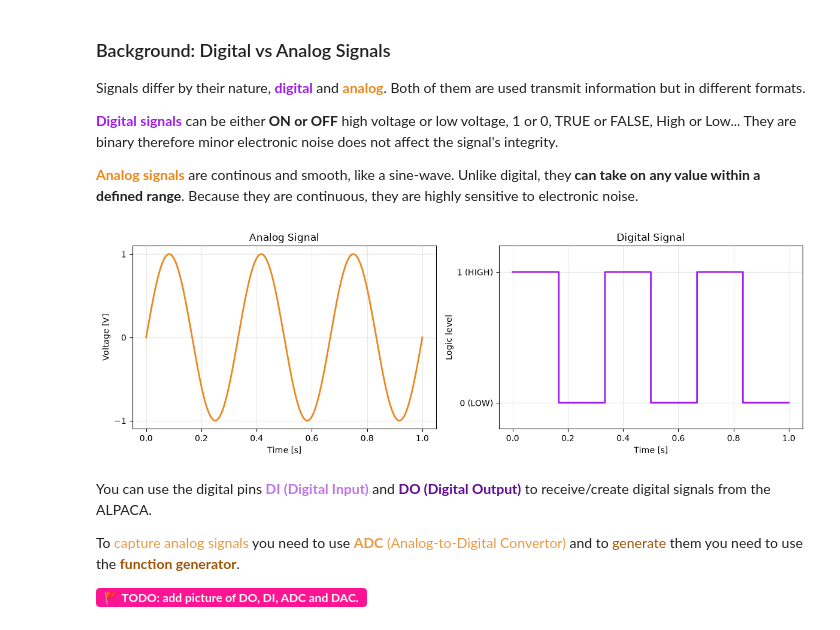
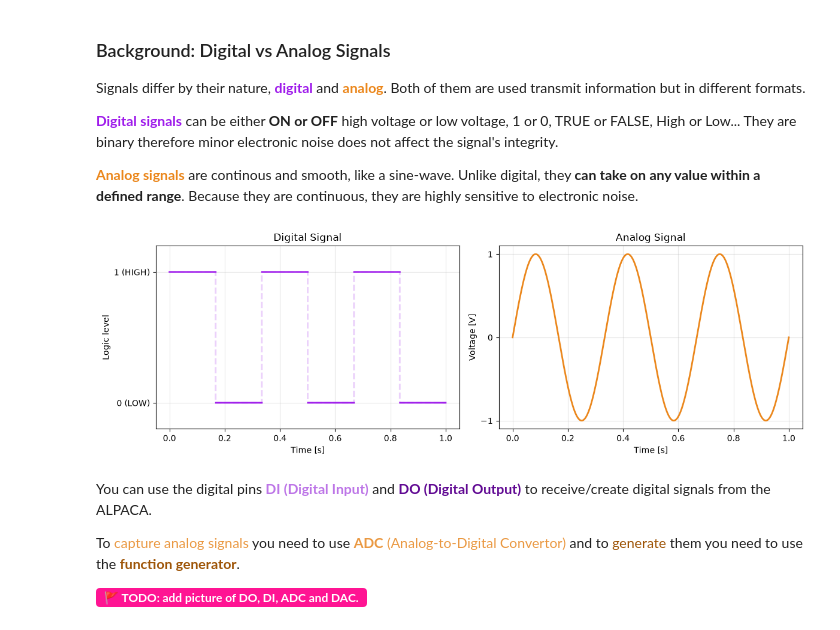
Before and after one commit to NB-TUDelft/Electronic_Instrumentation, a Jupyter notebook: book/manuals/intros/alpaca2.ipynb, the cells around one changed output. Saved outputs shown, nothing was run; the diff lists cells and outputs as text; code cells hidden in the pictures.

```diff
--- a/book/manuals/intros/alpaca2.ipynb
+++ b/book/manuals/intros/alpaca2.ipynb
@@ -57,35 +57,42 @@ Signals differ by their nature, **<font color="#9f1ceb">digital</font>** and **<
 # %%
 import numpy as np
 import matplotlib.pyplot as plt
 
 t = np.linspace(0, 1, 1000)
 f = 3
 
 analog = np.sin(2 * np.pi * f * t)
-digital = (np.sin(2 * np.pi * f * t) >= 0).astype(int)
+digital = (np.sin(2 * np.pi * f * t) >= 0).astype(float)
 
-fig, (ax1, ax2) = plt.subplots(1, 2, figsize=(12, 4), sharex=True)
+
+fig, (ax2, ax1) = plt.subplots(1, 2, figsize=(12, 4), sharex=True)
 
 ax1.plot(t, analog, color="#eb871c", linewidth=2)
 ax1.set_title("Analog Signal")
 ax1.set_xlabel("Time [s]")
 ax1.set_ylabel("Voltage [V]")
 ax1.set_yticks([-1, 0, 1])
 ax1.grid(alpha=0.3)
 
+ax2.step(t, digital, color="#9f1ceb", linewidth=2, where="post", linestyle="dashed", alpha=.2)
+
+transitions = np.diff(digital) != 0
+digital[1:][transitions] = np.nan
+
 ax2.step(t, digital, color="#9f1ceb", linewidth=2, where="post")
+
 ax2.set_title("Digital Signal")
 ax2.set_xlabel("Time [s]")
 ax2.set_ylabel("Logic level")
 ax2.set_yticks([0, 1])
 ax2.set_yticklabels(["0 (LOW)", "1 (HIGH)"])
 ax2.set_ylim(-0.2, 1.2)
 ax2.grid(alpha=0.3)
 
 plt.tight_layout()
 plt.show()
 # %% [output]
-[figure, old version]
+[figure, new version]
 # %% [markdown]
 You can use the digital pins <font color="#bd76e7">**DI (Digital Input)**</font> and <font color="#610a93">**DO (Digital Output)**</font> to receive/create digital signals from the ALPACA.
 
```
Also changed, not shown: parts of 1 cell of this notebook, 10 other files.
